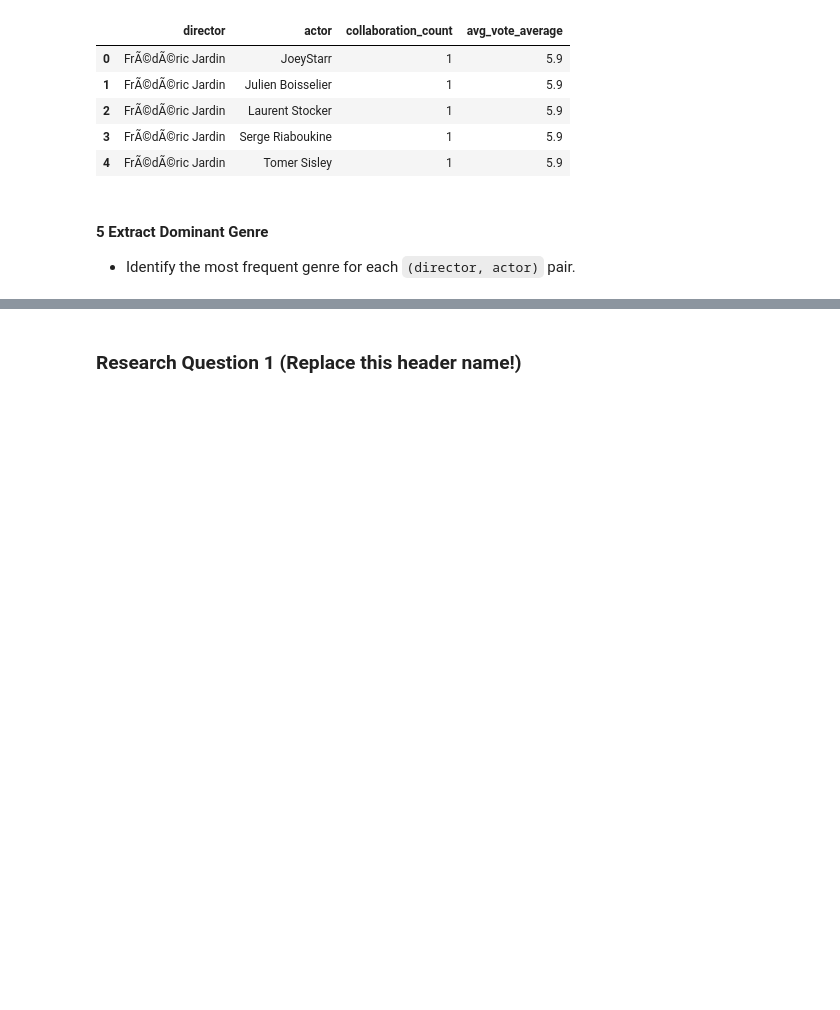
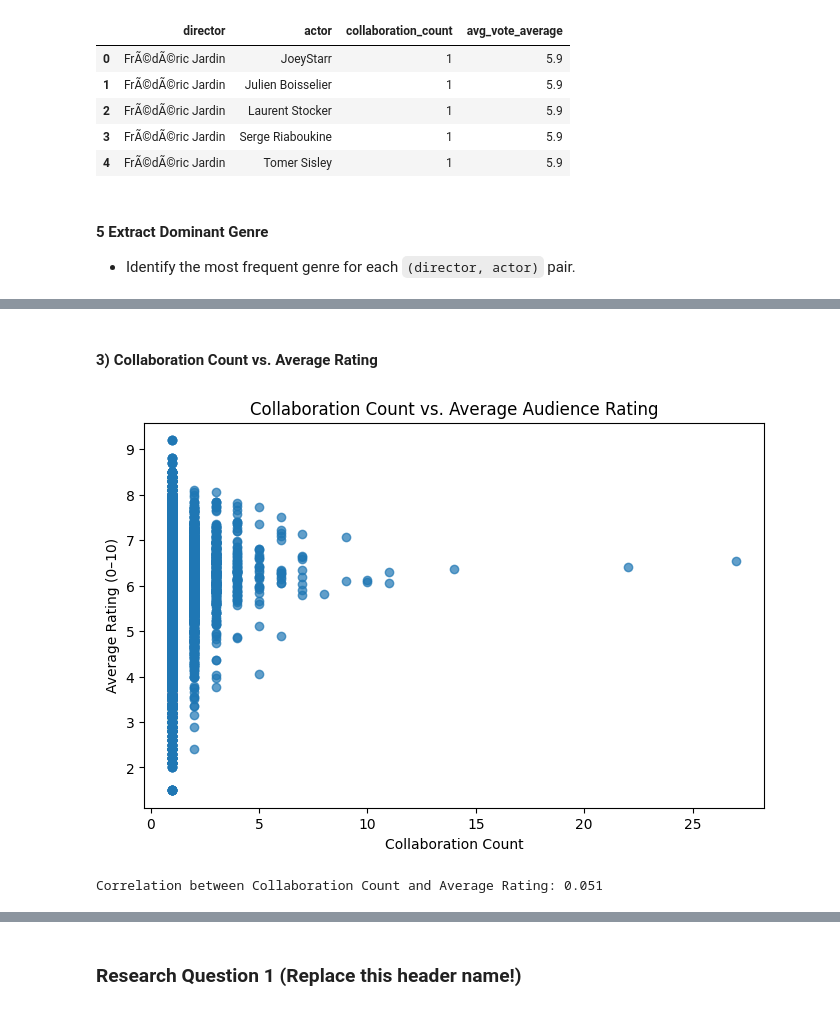
Before and after one commit to Greg-Pina/Udacity_DataAnalyst_NanoDegree, a Jupyter notebook: D496 - Introduction to Data Science/Intro to Data Analysis Project - Investigate a Dataset/greg pina - investigate a dataset.ipynb, the cells around one changed output, grey strips where cells are left out. Drawn from its saved outputs; the diff is of its cells as text; code cells hidden in the pictures; blank space fills up the shorter version.

```diff
--- a/D496 - Introduction to Data Science/Intro to Data Analysis Project - Investigate a Dataset/greg pina - investigate a dataset.ipynb
+++ b/D496 - Introduction to Data Science/Intro to Data Analysis Project - Investigate a Dataset/greg pina - investigate a dataset.ipynb
@@ -317,0 +323,17 @@ print(f"Max Collaboration Count: {max_collab}")
+# %% [markdown]
+#### 3) Collaboration Count vs. Average Rating
+# %%
+# Scatter plot: Collaboration count vs. average rating
+plt.figure(figsize=(8, 5))
+plt.scatter(pair_stats['collaboration_count'], pair_stats['avg_vote_average'], alpha=0.7)
+plt.title('Collaboration Count vs. Average Audience Rating')
+plt.xlabel('Collaboration Count')
+plt.ylabel('Average Rating (0–10)')
+plt.show()
+
+# Correlation
+corr_collab_rating = pair_stats['collaboration_count'].corr(pair_stats['avg_vote_average'])
+print(f"Correlation between Collaboration Count and Average Rating: {corr_collab_rating:.3f}")
+# %% [output]
+[figure, added]
+Correlation between Collaboration Count and Average Rating: 0.051
```
Also changed, not shown: parts of 13 cells of this notebook.
